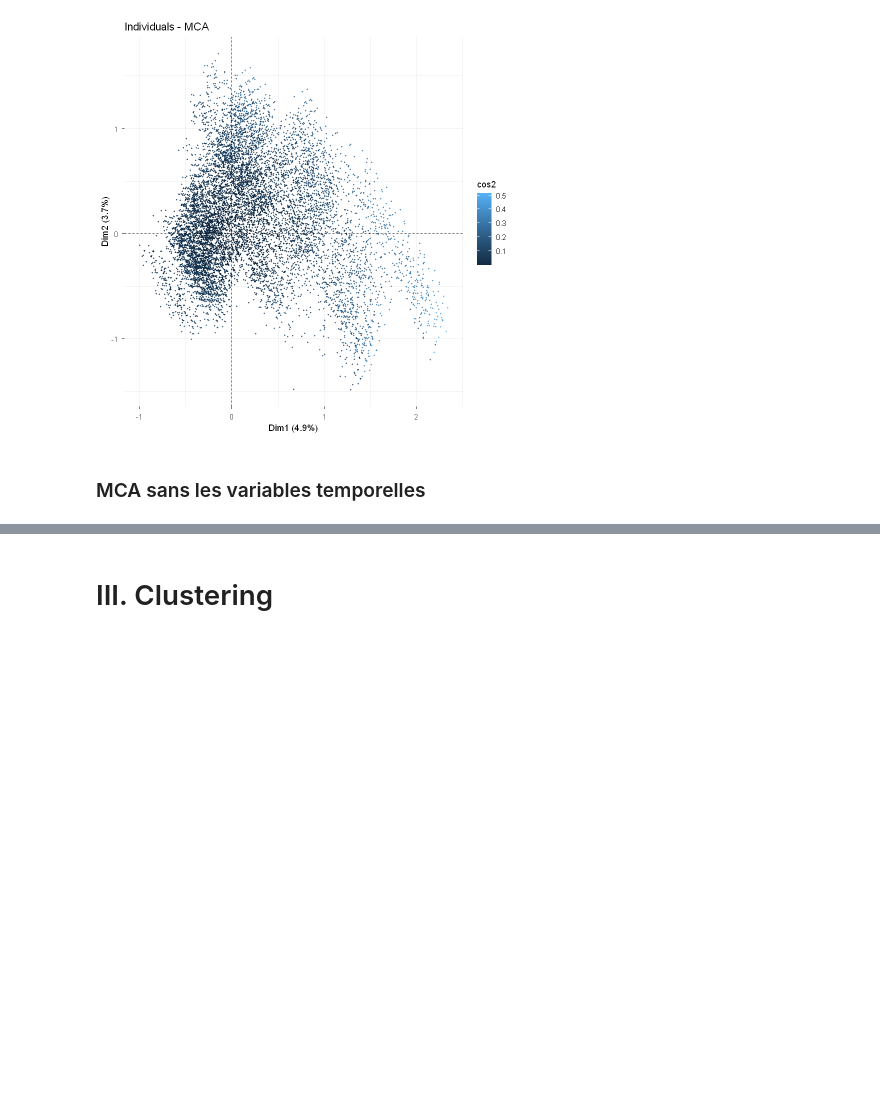
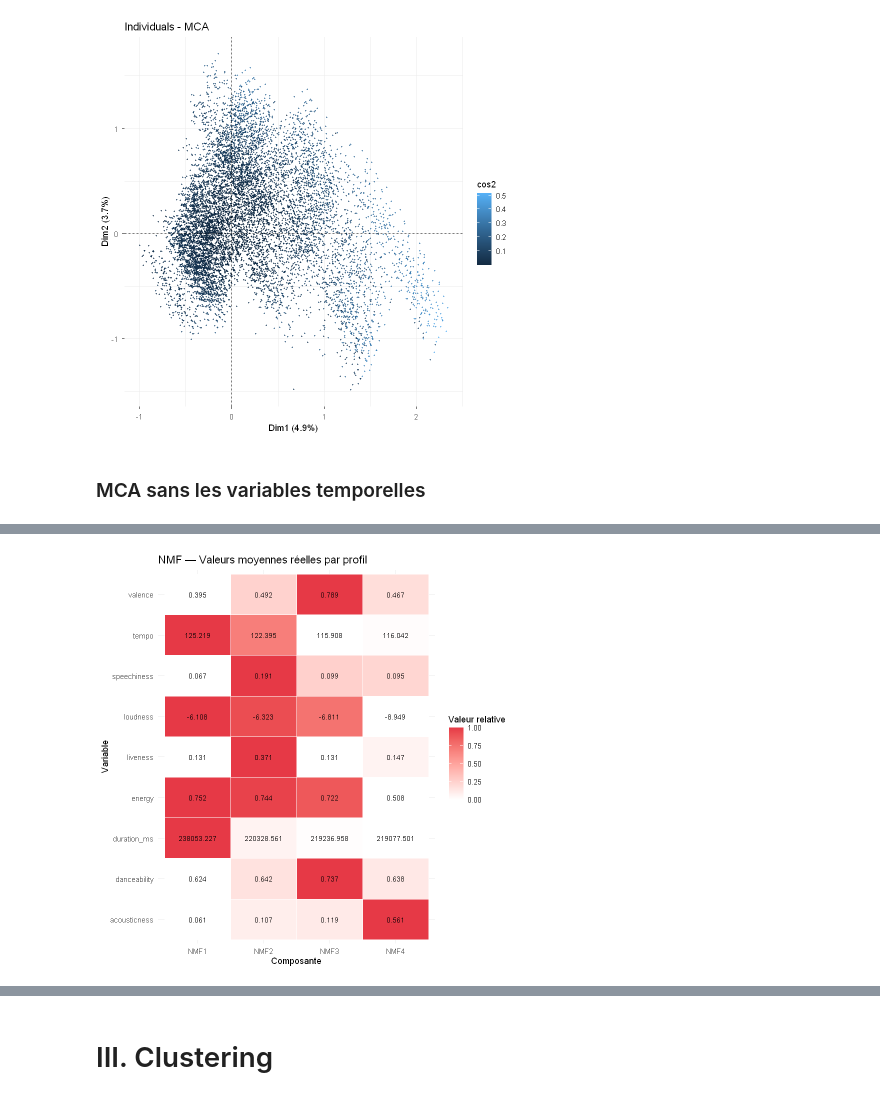
Before and after one commit to Aurore0925/Spotify_AD, a Jupyter notebook: Projet.ipynb, the cells around one changed output, grey strips where cells are left out. Cells and saved outputs as stored; diff of their text form; code cells hidden in the pictures; blank space fills up the shorter version.

```diff
--- a/Projet.ipynb
+++ b/Projet.ipynb
@@ -522,0 +703,22 @@ fviz_mca_ind(df.mca2, col.ind = cat_df.sans_year$factor_popularity,
+# %%
+#### coloration des valeurs moyennes par leurs valeurs
+df %>%
+  dplyr::select(dplyr::all_of(nmf_vars)) %>%
+  na.omit() %>%
+  dplyr::distinct(dplyr::across(dplyr::all_of(nmf_vars)), .keep_all = TRUE) %>%
+  mutate(composante = df_W$composante_dominante) %>%
+  group_by(composante) %>%
+  summarise(across(all_of(nmf_vars), ~round(mean(.x, na.rm=TRUE), 3))) %>%
+  pivot_longer(-composante, names_to = "variable", values_to = "valeur") %>%
+  group_by(variable) %>%
+  mutate(valeur_normalisee = (valeur - min(valeur)) / (max(valeur) - min(valeur))) %>%
+  ungroup() %>%
+  ggplot(aes(x = composante, y = variable, fill = valeur_normalisee)) +
+  geom_tile(color = "white") +
+  geom_text(aes(label = valeur), size = 3) +
+  scale_fill_gradient(low = "white", high = "#E63946") +
+  labs(title    = "NMF — Valeurs moyennes réelles par profil",
+       x = "Composante", y = "Variable", fill = "Valeur relative") +
+  theme_minimal()
+# %% [output]
+[figure, added]
```
Also changed, not shown: parts of 15 cells of this notebook.
